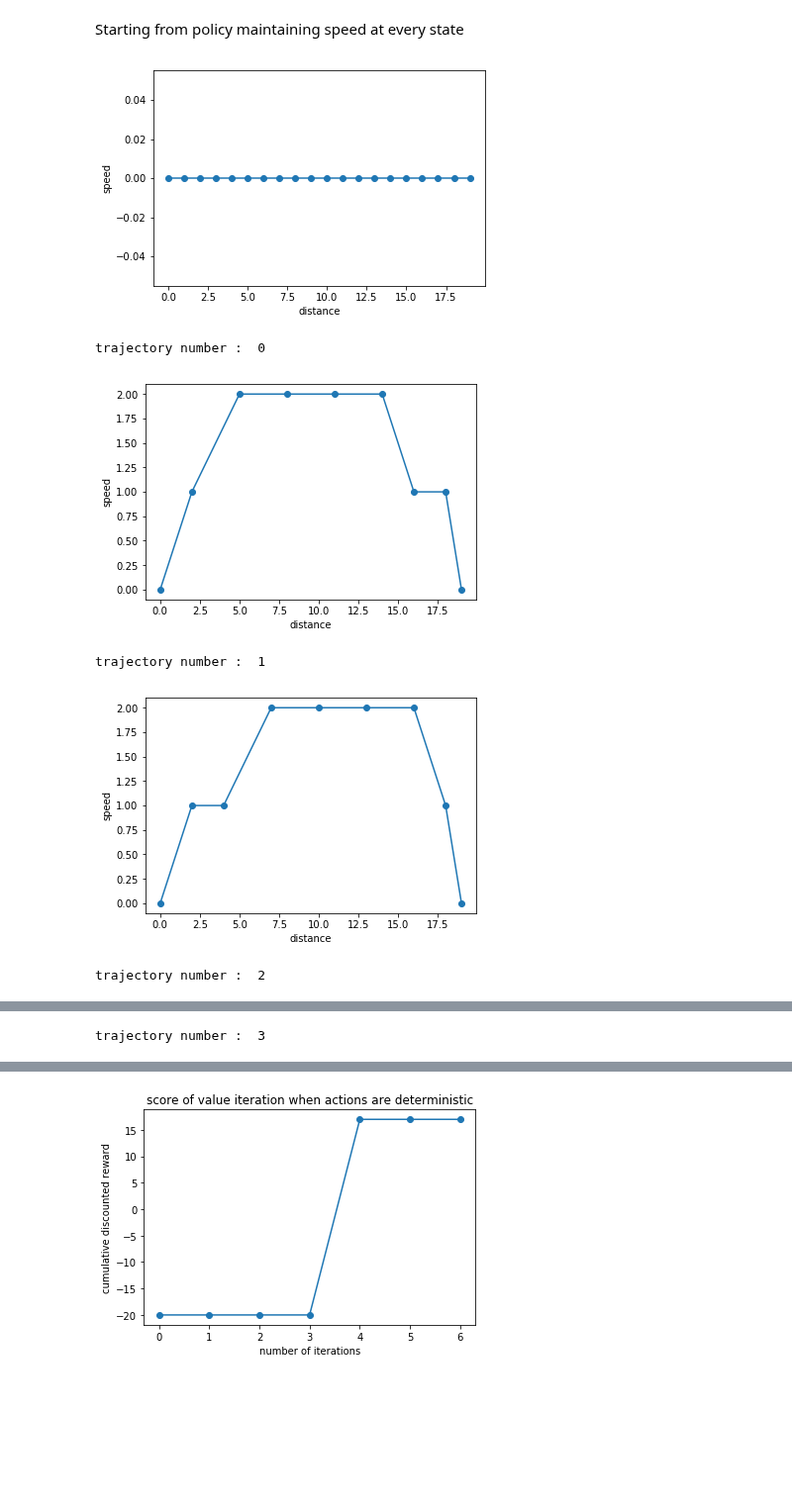
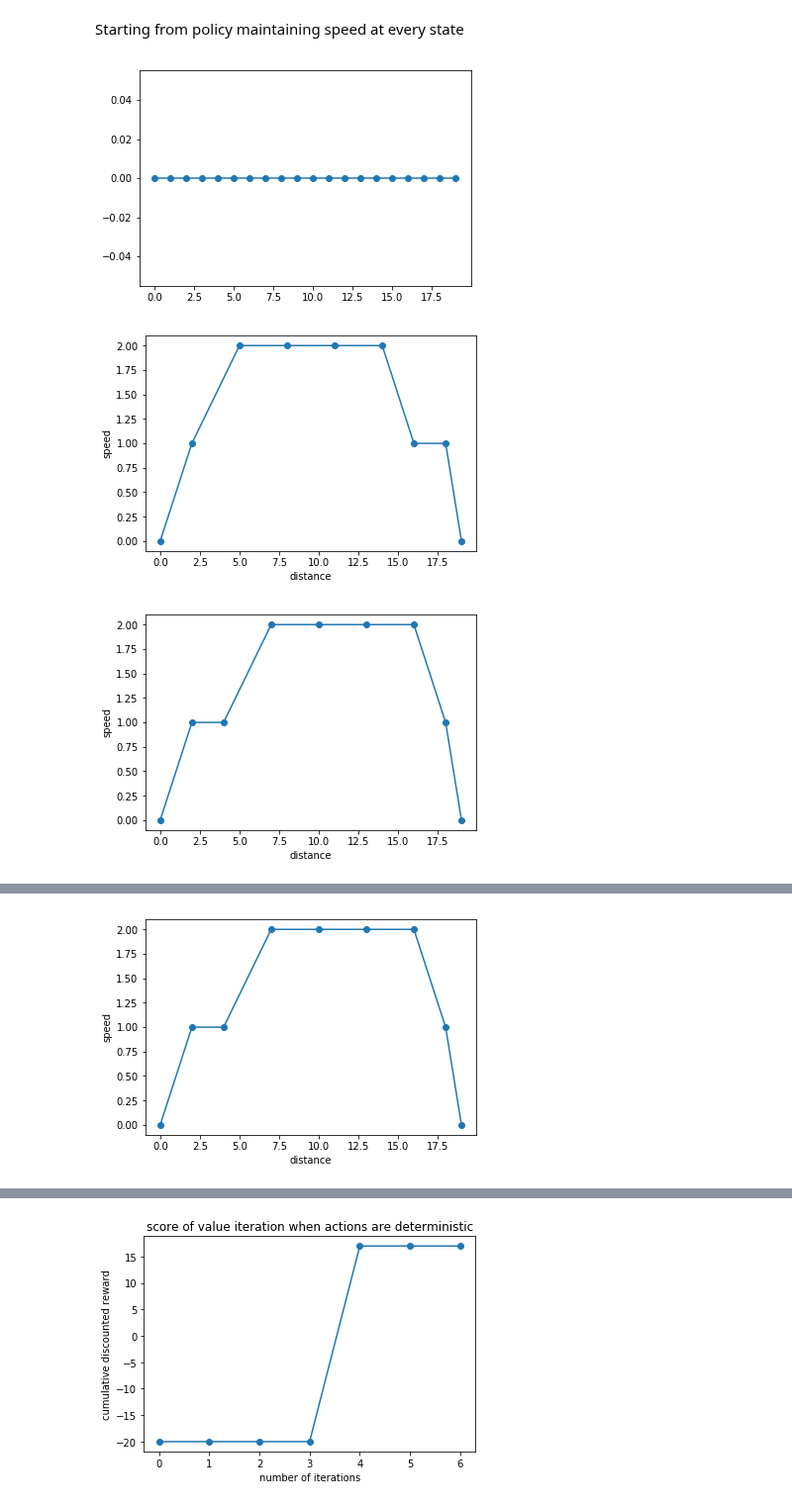
Before and after one commit to jonasracine/RL_sandbox, a Jupyter notebook: street_racer.ipynb, the cells around one changed output, grey strips where cells are left out. Shown at 99% size. Drawn from its saved outputs; the diff is of its cells as text; code cells hidden in the pictures; blank space fills up the shorter version.

```diff
--- a/street_racer.ipynb
+++ b/street_racer.ipynb
@@ -362,10 +362,11 @@ def tracker(p,R,T):
 
     return action, itinerary, scores
 # %%
-def print_trajectory(traj):
+def print_trajectory(traj,save,index_add,ind):
 
     #traj is one trajectory : [(0,"low"),(2,"medium"),...]
     #the function plots it : on the x axis is the position and on the y axis is the speed (3 levels)
+    #save is a boolean
     new_y=[]
     new_x=[]
     for el in traj :
@@ -379,6 +380,26 @@ def print_trajectory(traj):
 
     plt.plot(new_x,new_y,marker='o')
     plt.show()
+
+    if save and index_add :
+        fig, ax = plt.subplots( nrows=1, ncols=1 )  # create figure & 1 axis
+        ax.plot(new_x,new_y,marker='o')
+        plt.xlabel("distance")
+        plt.ylabel("speed")
+        plt.title("trajectory at iteration "+ind)
+        fig.savefig('latex/img/trajectory'+str(ind)+'.jpg', dpi = 500)   # save the figure to file
+        fig.savefig('latex/img/trajectory'+str(ind)+'.jpg',dpi = 500)
+        plt.close(fig)
+
+    if save and not index_add :
+        fig, ax = plt.subplots( nrows=1, ncols=1 )  # create figure & 1 axis
+        ax.plot(new_x,new_y,marker='o')
+        plt.xlabel("distance")
+        plt.ylabel("speed")
+        plt.title("trajectory")
+        fig.savefig('img/trajectory.jpg', dpi = 500)   # save the figure to file
+        fig.savefig('latex/img/trajectory.jpg', dpi = 500)
+        plt.close(fig)
 # %% [markdown]
 
 Now combine the two functions to iterate over policies!
@@ -441,7 +462,7 @@ while not policy_stable_2 and iterations < 100 :
 starting from a policy decelerating at every time step
 # %%
 for index,trajectory in enumerate(trajectories) :
-    print_trajectory(trajectory)
+    print_trajectory(trajectory,False,False,index)
     plt.xlabel("distance")
     plt.ylabel("speed")
     print("trajectory number : ", index )
@@ -464,19 +484,17 @@ trajectory number :  6
 Starting from policy maintaining speed at every state
 # %%
 for index,trajectory in enumerate(trajectories_2) :
-    print_trajectory(trajectory)
+    print_trajectory(trajectory,False,False,str(index))
     plt.xlabel("distance")
     plt.ylabel("speed")
-    print("trajectory number : ", index )
+
+print_trajectory(trajectories[len(trajectories)-1],True,False,1)
 # %% [output]
-[figure, old version]
+[figure, new version]
-trajectory number :  0
 [figure]
-trajectory number :  1
 [figure]
-trajectory number :  2
 [figure]
-trajectory number :  3
+[figure, added]
 # %%
 plt.plot(scores_2,marker='*')
 plt.show()
```
Also changed, not shown: parts of 6 cells of this notebook, 5 other files.
